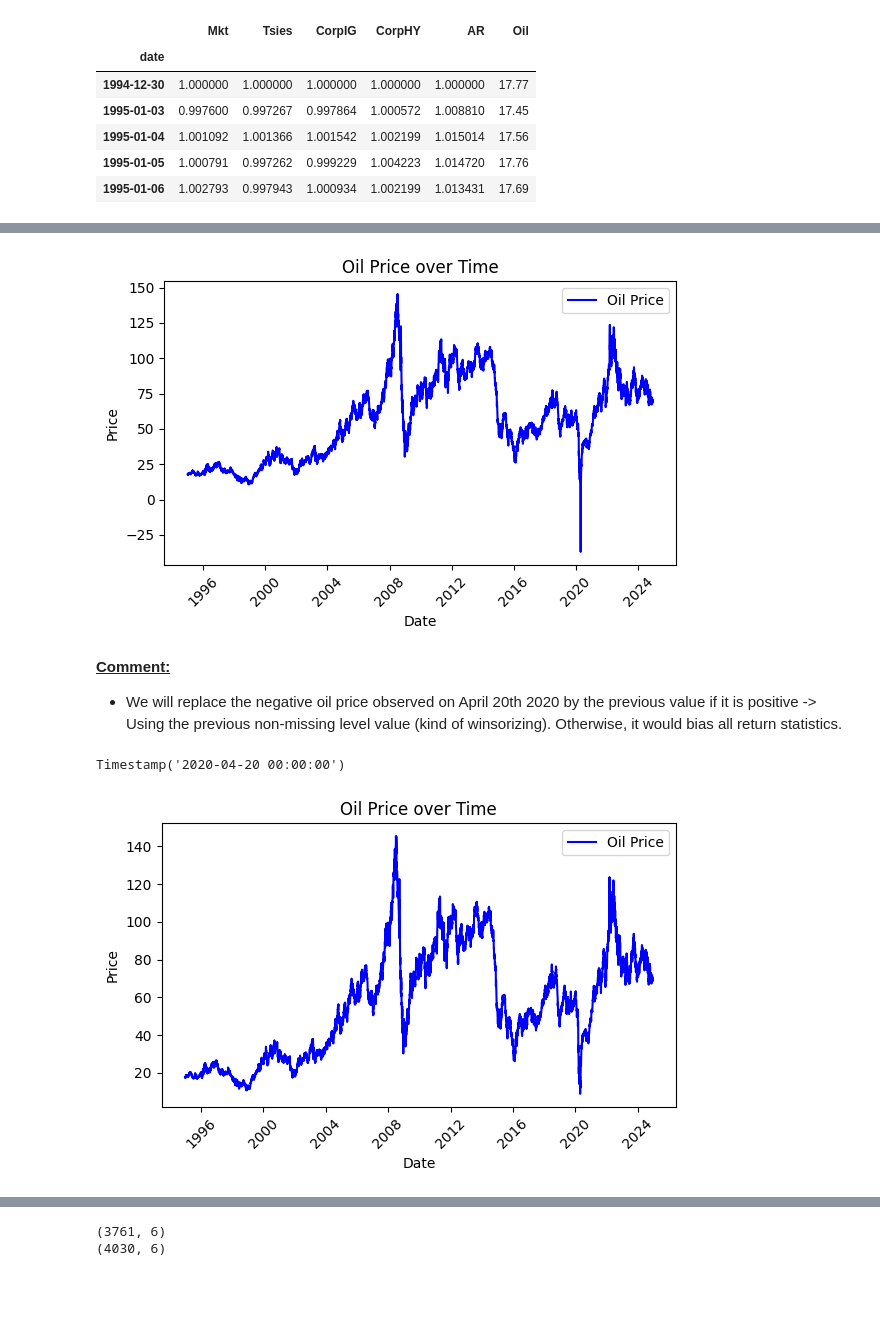
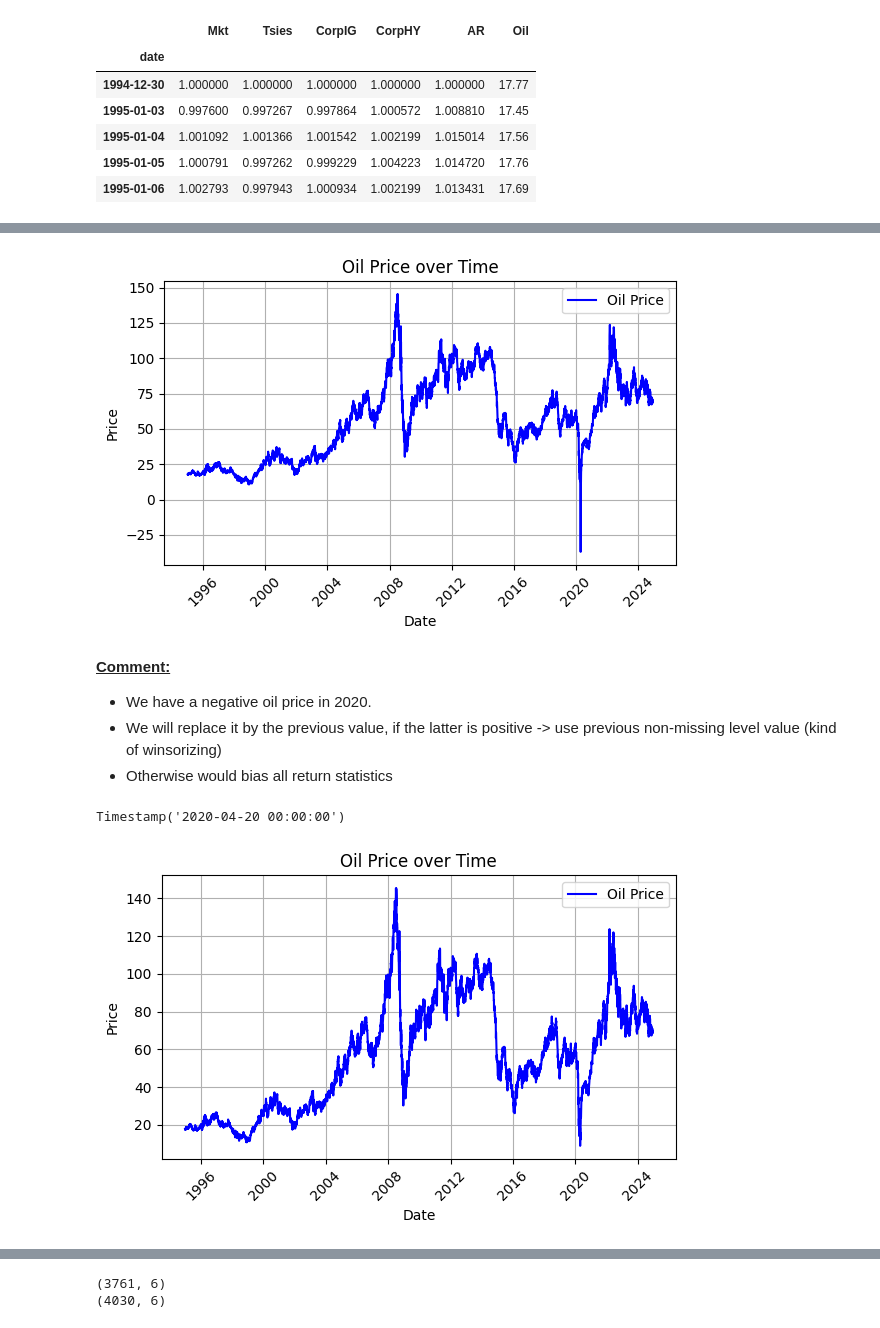
Before and after one commit to edoardonicoletti/Risk_measurament, a Jupyter notebook: Copie_de_Risk_Measurament_project_(1) (2).ipynb, the cells around one changed output, grey strips where cells are left out. Cells and saved outputs as stored; diff of their text form; code cells hidden in the pictures; blank space fills up the shorter version.

```diff
--- a/Copie_de_Risk_Measurament_project_(1) (2).ipynb
+++ b/Copie_de_Risk_Measurament_project_(1) (2).ipynb
@@ -15,8 +13,7 @@ import pandas as pd
 import numpy as np
 import matplotlib.pyplot as plt
 # %%
-# Reading the Excel File
-file_path = "842 Risk Measurement Hallerbach - data for group assignment.xlsx"
+file_path = "842 Risk Measurement Hallerbach - data for group assignment (1).xlsx"
 df = pd.read_excel(file_path, sheet_name=None,skiprows= 9)
 df = df['daily_data']
 df['date'] = pd.to_datetime(df['date'])
@@ -76,20 +70,22 @@ plt.show()
 # %%
-# Plotting the Oil price over time
+# If we plot the Oil price over time
 plt.figure(figsize=(6, 4))
 plt.plot(df.index, df['Oil'], label='Oil Price', color='blue')
 plt.title('Oil Price over Time')
 plt.xlabel('Date')
 plt.ylabel('Price')
 plt.legend()
-plt.grid(False)
+plt.grid(True)
 plt.xticks(rotation=45)
 plt.tight_layout()
 plt.show()
 # %% [output]
-[figure, old version]
+[figure, new version]
 # %% [markdown]
 <b><u>Comment:</b></u>
-- We will replace the negative oil price observed on April 20th 2020 by the previous value if it is positive -> Using the previous non-missing level value (kind of winsorizing). Otherwise, it would bias all return statistics.
+- We have a negative oil price in 2020.
+- We will replace it by the previous value, if the latter is positive -> use previous non-missing level value (kind of winsorizing)
+- Otherwise would bias all return statistics
 # %%
 df['Oil'].idxmin()
 # %% [output]
@@ -104,10 +100,10 @@ plt.title('Oil Price over Time')
 plt.xlabel('Date')
 plt.ylabel('Price')
 plt.legend()
-plt.grid(False)
+plt.grid(True)
 plt.xticks(rotation=45)
 plt.tight_layout()
 plt.show()
 # %% [output]
-[figure, old version]
+[figure, new version]
 # %% [markdown]
```
Also changed, not shown: parts of 42 cells of this notebook.
